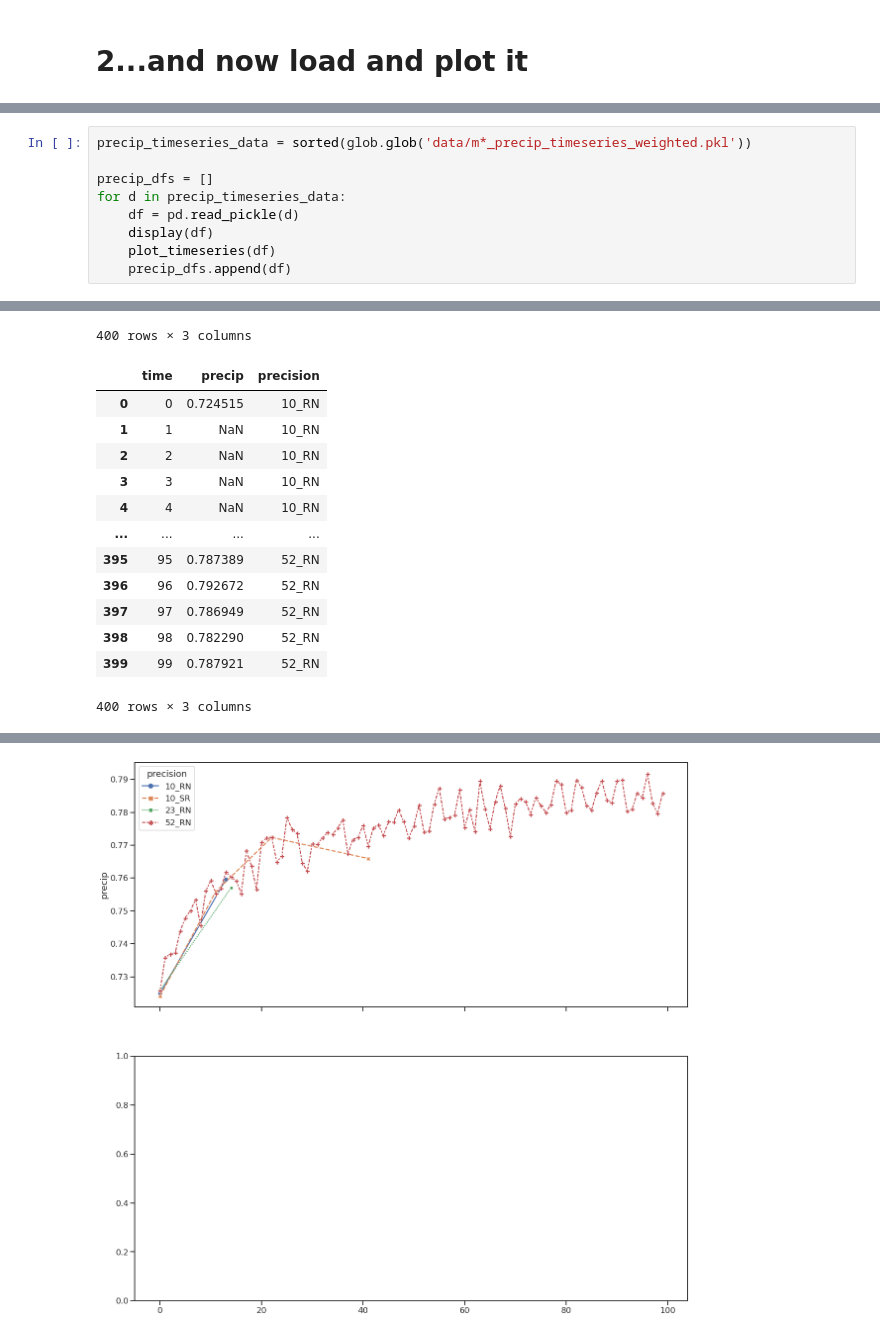
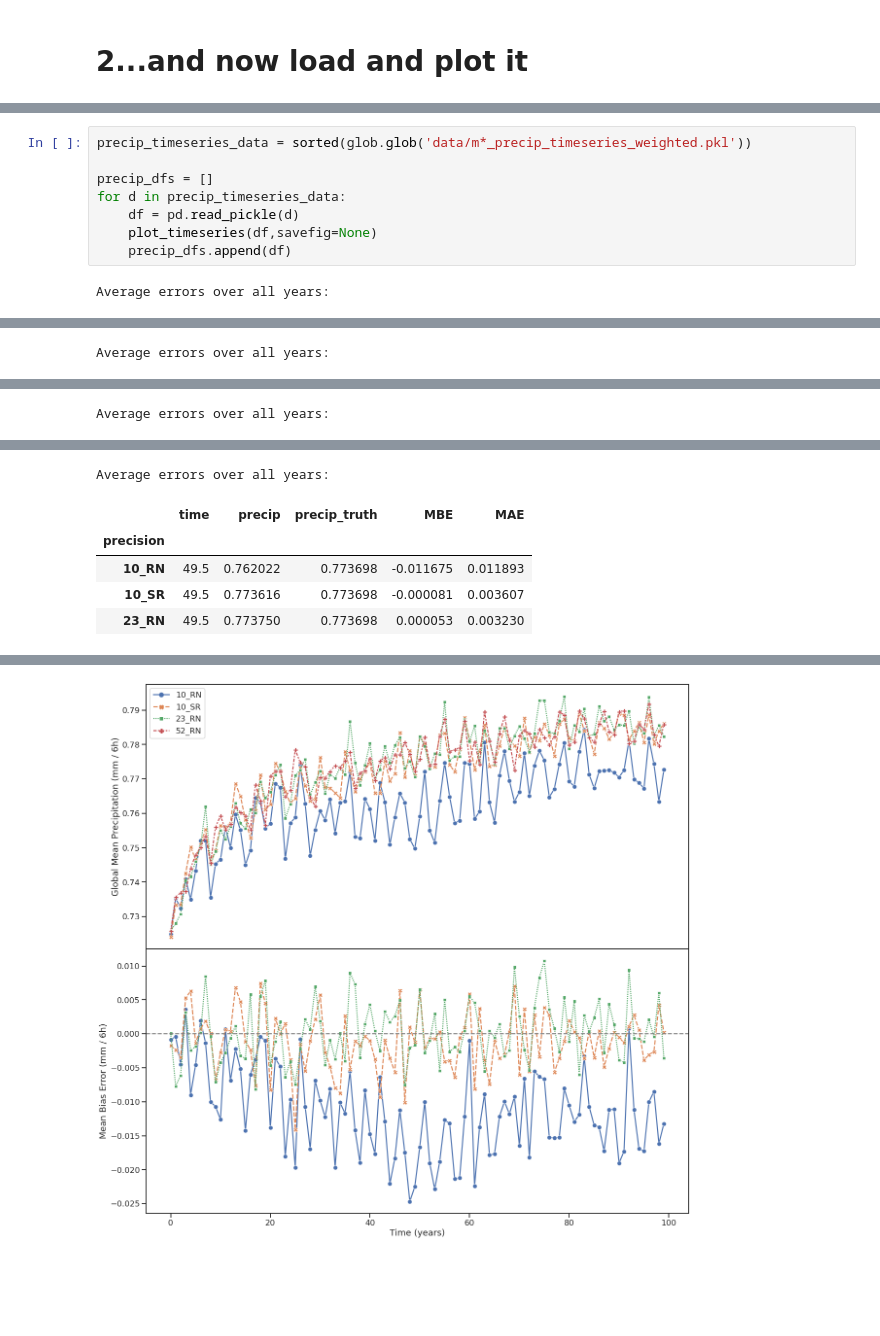
Before and after one commit to tomkimpson/speedy-1, a Jupyter notebook: jupyter_notebooks/paper/1b.Precipitation_timeseries.ipynb, the cells around one changed output, grey strips where cells are left out. Saved outputs shown, nothing was run; the diff lists cells and outputs as text; blank space fills up the shorter version.

```diff
--- a/jupyter_notebooks/paper/1b.Precipitation_timeseries.ipynb
+++ b/jupyter_notebooks/paper/1b.Precipitation_timeseries.ipynb
@@ -185,7 +233,7 @@ precip_timeseries_data = sorted(glob.glob('data/m*_precip_timeseries_weighted.pk
 precip_dfs = []
 for d in precip_timeseries_data:
     df = pd.read_pickle(d)
-    display(df)
-    plot_timeseries(df)
+    plot_timeseries(df,savefig=None)
     precip_dfs.append(df)
 # %% [output]
+Average errors over all years:
@@ -204,0 +245 @@ for d in precip_timeseries_data:
+Average errors over all years:
@@ -217,0 +251 @@ for d in precip_timeseries_data:
+Average errors over all years:
@@ -230,14 +257,6 @@ for d in precip_timeseries_data:
-400 rows × 3 columns
+Average errors over all years:
-|  | time | precip | precision |
-| 0 | 0 | 0.724515 | 10_RN |
-| 1 | 1 | NaN | 10_RN |
-| 2 | 2 | NaN | 10_RN |
-| 3 | 3 | NaN | 10_RN |
-| 4 | 4 | NaN | 10_RN |
-| ... | ... | ... | ... |
-| 395 | 95 | 0.787389 | 52_RN |
-| 396 | 96 | 0.792672 | 52_RN |
-| 397 | 97 | 0.786949 | 52_RN |
-| 398 | 98 | 0.782290 | 52_RN |
-| 399 | 99 | 0.787921 | 52_RN |
+|  | time | precip | precip_truth | MBE | MAE |
+| precision |  |  |  |  |  |
+| 10_RN | 49.5 | 0.762022 | 0.773698 | -0.011675 | 0.011893 |
+| 10_SR | 49.5 | 0.773616 | 0.773698 | -0.000081 | 0.003607 |
+| 23_RN | 49.5 | 0.773750 | 0.773698 | 0.000053 | 0.003230 |
-400 rows × 3 columns
@@ -246 +265 @@ for d in precip_timeseries_data:
-[figure, old version]
+[figure, new version]
```
Also changed, not shown: parts of 21 cells of this notebook, 2 other files.
